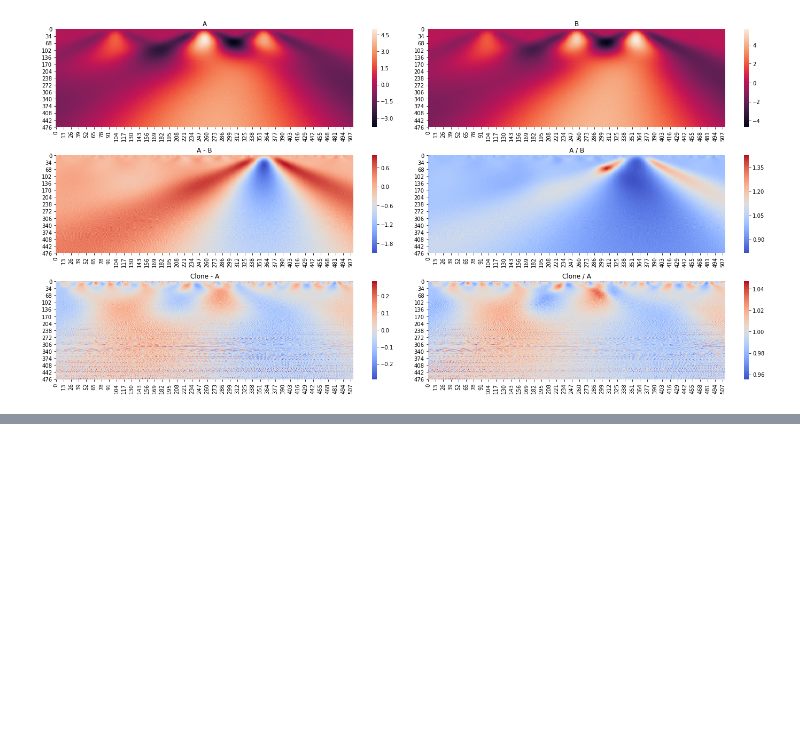
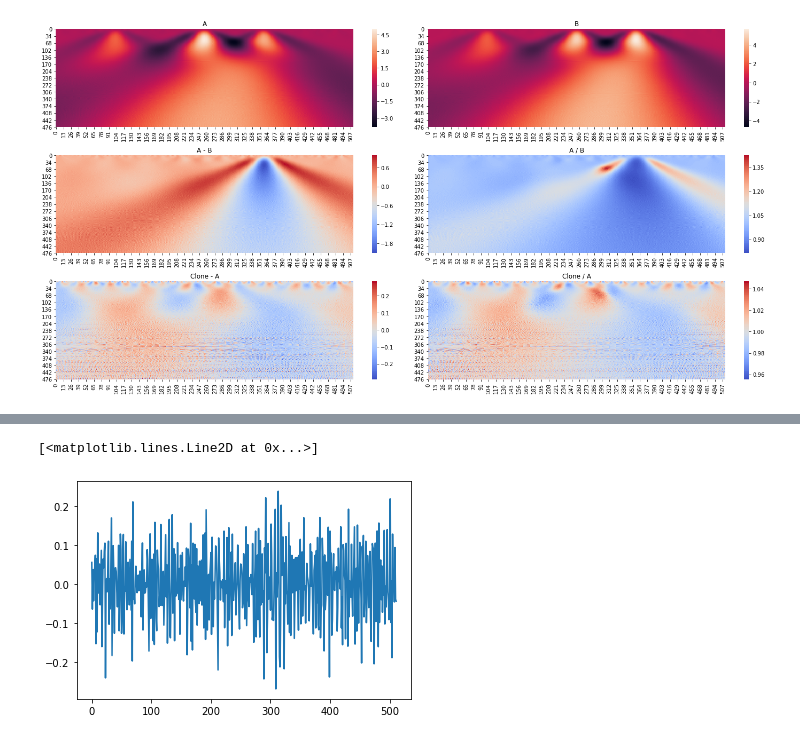
Before and after one commit to minyoungk99/IRES, a Jupyter notebook: fake_CWT.ipynb, the cells around one changed output, grey strips where cells are left out. Cells and saved outputs as stored; diff of their text form; code cells hidden in the pictures; blank space fills up the shorter version.

```diff
--- a/fake_CWT.ipynb
+++ b/fake_CWT.ipynb
@@ -151,0 +186,17 @@ plt.savefig('./power_spectrum/fake_ps_mexh_pk3.jpeg')
+# %%
+# Step 2 - only grab high level detail coefficients, reconstruct noise signal, take mean
+ign_coeff = [0,1,2,3]
+dcoeff = []
+
+for i in range(len(coeff_b)):
+    if i in ign_coeff:
+        dcoeff.append(np.zeros(len(coeff_b[i])))
+    else:
+        dcoeff.append(coeff_b[i])
+noise = pywt.waverec(dcoeff, wavelet, mode='periodization')
+noise_mu =
+# %%
+plt.plot(noise)
+# %% [output]
+[<matplotlib.lines.Line2D at 0x...>]
+[figure, added]
```
Also changed, not shown: parts of 5 cells of this notebook.
